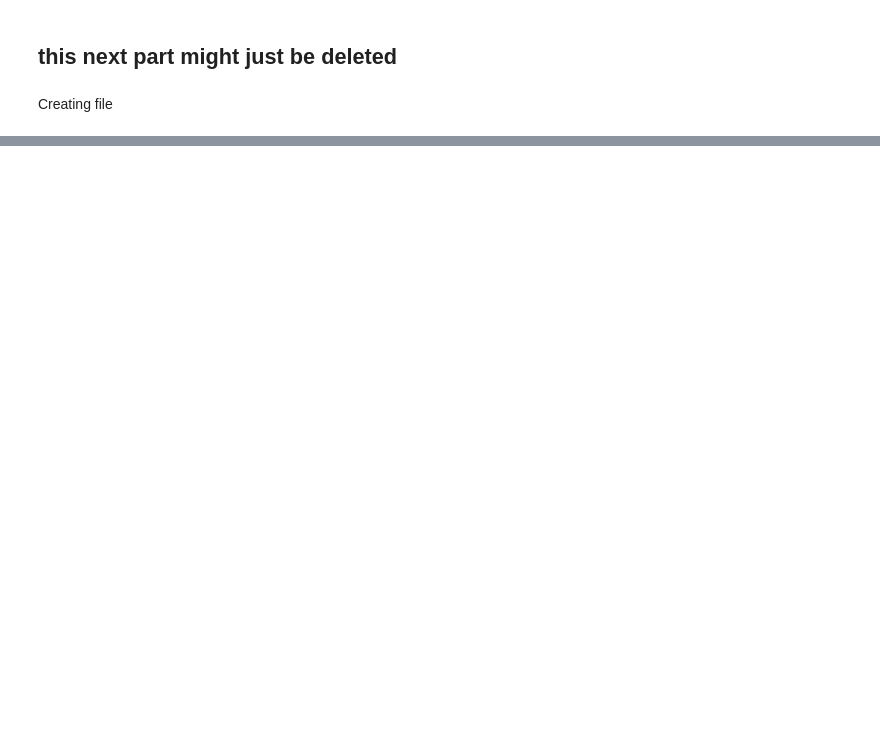
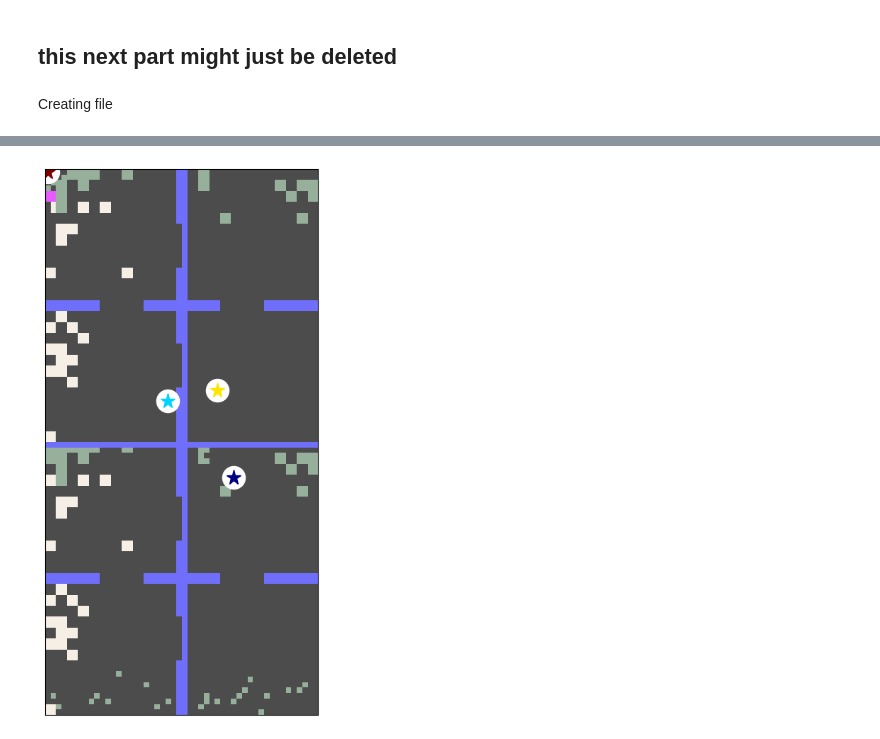
Before and after one commit to DragonsAreFuckingCool/DRL-in-international-economy-ai-economist-, a Jupyter notebook: tutorials/economic_simulation_basic.ipynb, the cells around one changed output, grey strips where cells are left out. Saved outputs shown, nothing was run; the diff lists cells and outputs as text; code cells hidden in the pictures; blank space fills up the shorter version.

```diff
--- a/tutorials/economic_simulation_basic.ipynb
+++ b/tutorials/economic_simulation_basic.ipynb
@@ -737,0 +849,52 @@ Unique rows with water: []
+# %%
+import random
+from ai_economist import foundation
+import numpy as np
+
+H, W = 100, 50
+
+# Avoid the horizontal waterline row 50, and stay inside the map.
+def safe_random_start(H=100, W=50, avoid_rows={50}):
+    while True:
+        r = random.randrange(0, H)      # 0..H-1
+        c = random.randrange(0, W)      # 0..W-1
+        if r not in avoid_rows:
+            return (r, c)
+
+starting_loc = [safe_random_start(H, W, avoid_rows={50}) for _ in range(4)]
+
+env_config = {
+    'scenario_name': 'custom/split_overlay_from_file',
+    'components': [
+        ('Build', {'skill_dist': 'pareto', 'payment_max_skill_multiplier': 3}),
+        ('ContinuousDoubleAuction', {'max_num_orders': 5}),
+        ('Gather', {}),
+    ],
+    'n_agents': 4,
+    'world_size': [H, W],
+    'env_layout_file': 'multi_world_100x50.txt',
+
+    # Overlay the split. Note:
+    # - add_vertical_line=True overlays a *new* vertical line (it does NOT "keep from file").
+    #   If your file already has a vertical line and you want to preserve it ONLY, set this to False.
+    'water_row': 50,
+    'add_vertical_line': True,
+
+    # Custom starts
+    'agent_start_locs': starting_loc,
+}
+
+env = foundation.make_env_instance(**env_config)
+obs = env.reset(force_dense_logging=True)
+
+# Now inspect *this* env, not an old 'env'
+WATER = env.world.maps.get("Water")
+print("Water rows with any water:", np.unique(np.where(WATER > 0)[0]))
+print("Water cols with any water:", np.unique(np.where(WATER > 0)[1]))
+
+print("Agent locs:", [tuple(a.loc) for a in env.world.agents])
+
+# Run an episode
+play_random_episode(env, plot_every=100)
+# %% [output]
+[figure, added]
```
Also changed, not shown: parts of 24 cells of this notebook.
